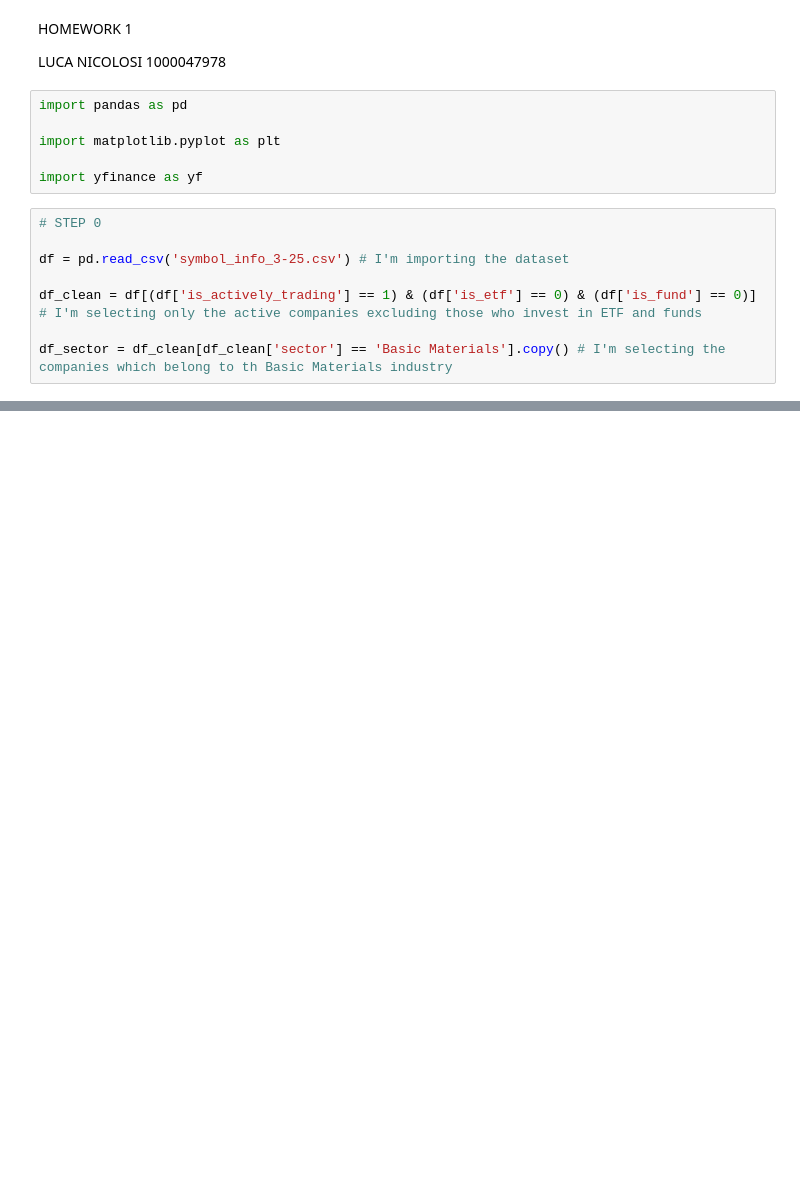
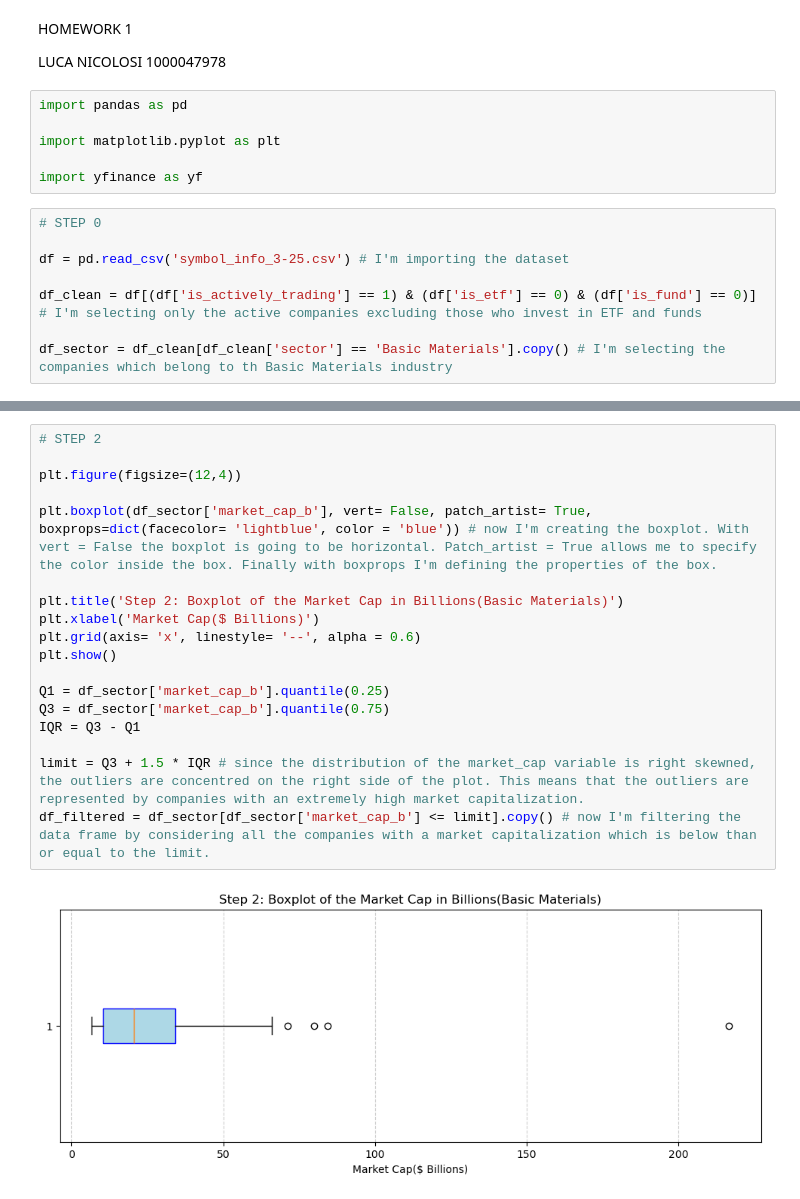
Before and after one commit to luc-nic/Luca-Nicolosi, a Jupyter notebook: Homework_1.ipynb, the cells around one changed output, grey strips where cells are left out. Saved outputs shown, nothing was run; the diff lists cells and outputs as text; blank space fills up the shorter version.

```diff
--- a/Homework_1.ipynb
+++ b/Homework_1.ipynb
@@ -38,0 +41,20 @@ plt.show()
+# %%
+# STEP 2
+
+plt.figure(figsize=(12,4))
+
+plt.boxplot(df_sector['market_cap_b'], vert= False, patch_artist= True, boxprops=dict(facecolor= 'lightblue', color = 'blue')) # now I'm creating the boxplot. With vert = False the boxplot is going to be horizontal. Patch_artist = True allows me to specify the color inside the box. Finally with boxprops I'm defining the properties of the box.
+
+plt.title('Step 2: Boxplot of the Market Cap in Billions(Basic Materials)')
+plt.xlabel('Market Cap($ Billions)')
+plt.grid(axis= 'x', linestyle= '--', alpha = 0.6)
+plt.show()
+
+Q1 = df_sector['market_cap_b'].quantile(0.25)
+Q3 = df_sector['market_cap_b'].quantile(0.75)
+IQR = Q3 - Q1
+
+limit = Q3 + 1.5 * IQR # since the distribution of the market_cap variable is right skewned, the outliers are concentred on the right side of the plot. This means that the outliers are represented by companies with an extremely high market capitalization.
+df_filtered = df_sector[df_sector['market_cap_b'] <= limit].copy() # now I'm filtering the data frame by considering all the companies with a market capitalization which is below than or equal to the limit.
+# %% [output]
+[figure, added]
```
Also changed, not shown: parts of 3 cells of this notebook.
